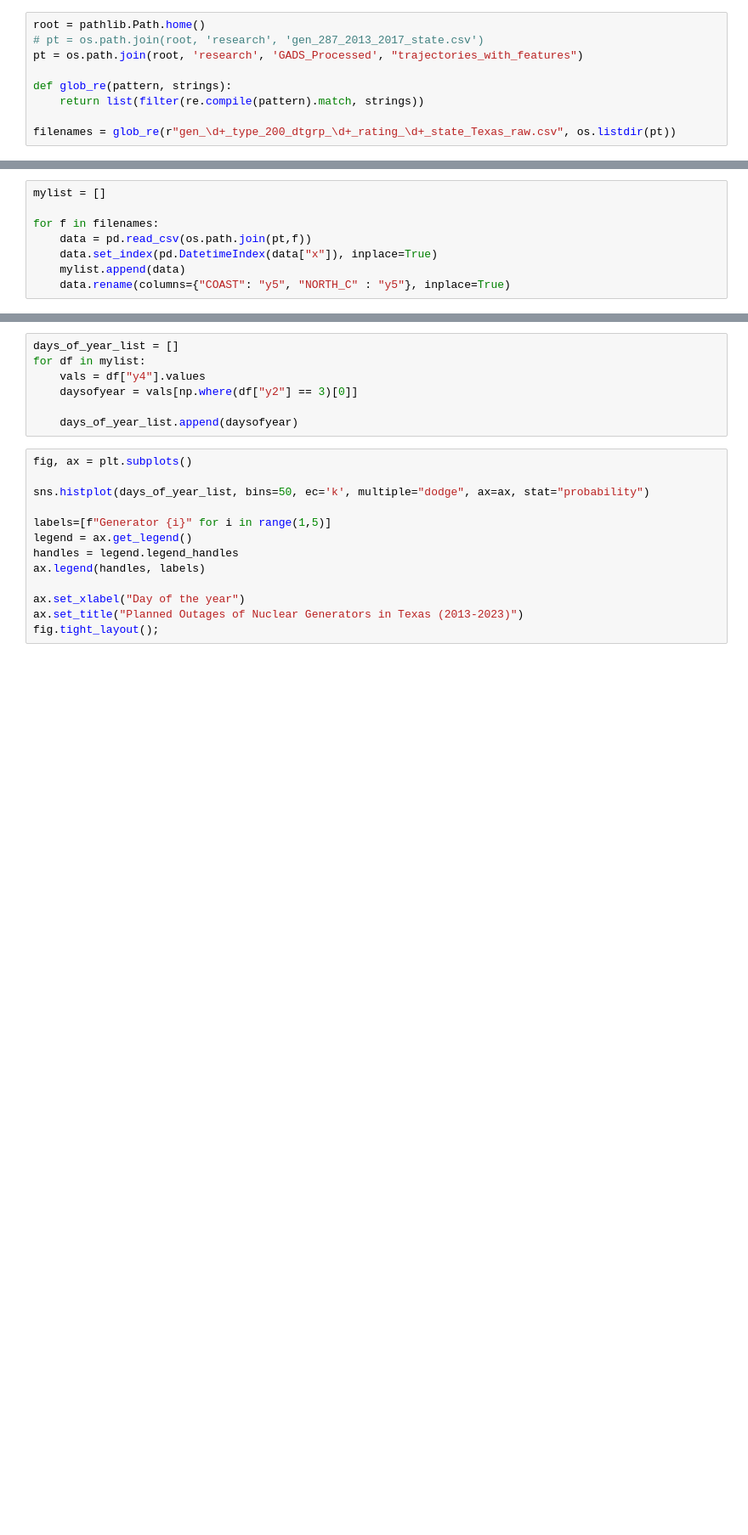
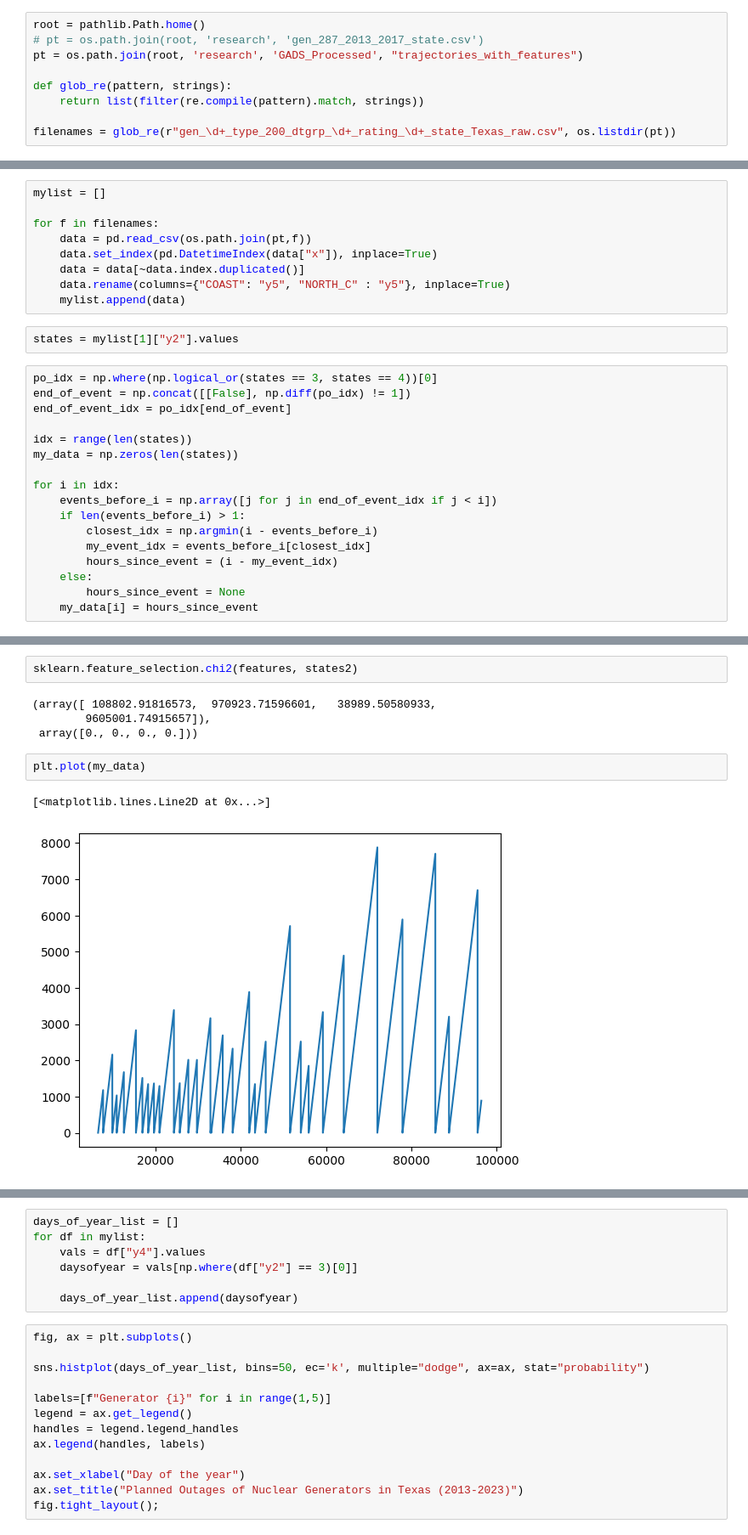
Before and after one commit to ecooper-cu/gads-analysis, a Jupyter notebook: visualize_texas_nuclear_trajectories.ipynb, the cells around one changed output, grey strips where cells are left out. Shown: that part at 85% size. Cells and saved outputs as stored; diff of their text form; blank space fills up the shorter version.

```diff
--- a/visualize_texas_nuclear_trajectories.ipynb
+++ b/visualize_texas_nuclear_trajectories.ipynb
@@ -32,5 +26,25 @@ mylist = []
 for f in filenames:
     data = pd.read_csv(os.path.join(pt,f))
     data.set_index(pd.DatetimeIndex(data["x"]), inplace=True)
+    data = data[~data.index.duplicated()]
+    data.rename(columns={"COAST": "y5", "NORTH_C" : "y5"}, inplace=True)
     mylist.append(data)
-    data.rename(columns={"COAST": "y5", "NORTH_C" : "y5"}, inplace=True)
+# %%
+states = mylist[1]["y2"].values
+# %%
+po_idx = np.where(np.logical_or(states == 3, states == 4))[0]
+end_of_event = np.concat([[False], np.diff(po_idx) != 1])
+end_of_event_idx = po_idx[end_of_event]
+
+idx = range(len(states))
+my_data = np.zeros(len(states))
+
+for i in idx:
+    events_before_i = np.array([j for j in end_of_event_idx if j < i])
+    if len(events_before_i) > 1:
+        closest_idx = np.argmin(i - events_before_i)
+        my_event_idx = events_before_i[closest_idx]
+        hours_since_event = (i - my_event_idx)
+    else:
+        hours_since_event = None
+    my_data[i] = hours_since_event
@@ -36,0 +66,11 @@ for f in filenames:
+# %%
+sklearn.feature_selection.chi2(features, states2)
+# %% [output]
+(array([ 108802.91816573,  970923.71596601,   38989.50580933,
+        9605001.74915657]),
+ array([0., 0., 0., 0.]))
+# %%
+plt.plot(my_data)
+# %% [output]
+[<matplotlib.lines.Line2D at 0x...>]
+[figure, added]
```
Also changed, not shown: parts of 14 cells of this notebook, 17 other files.
